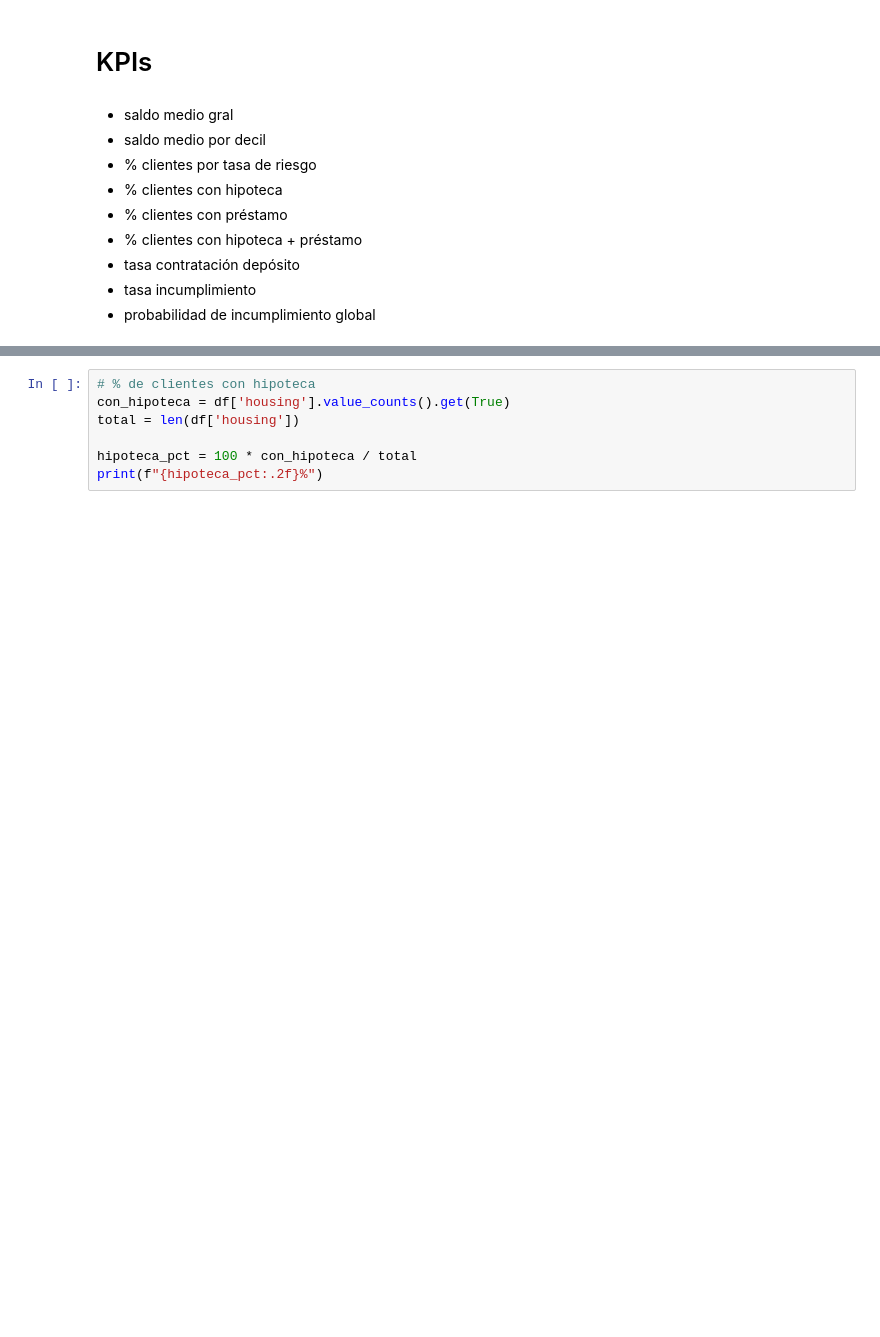
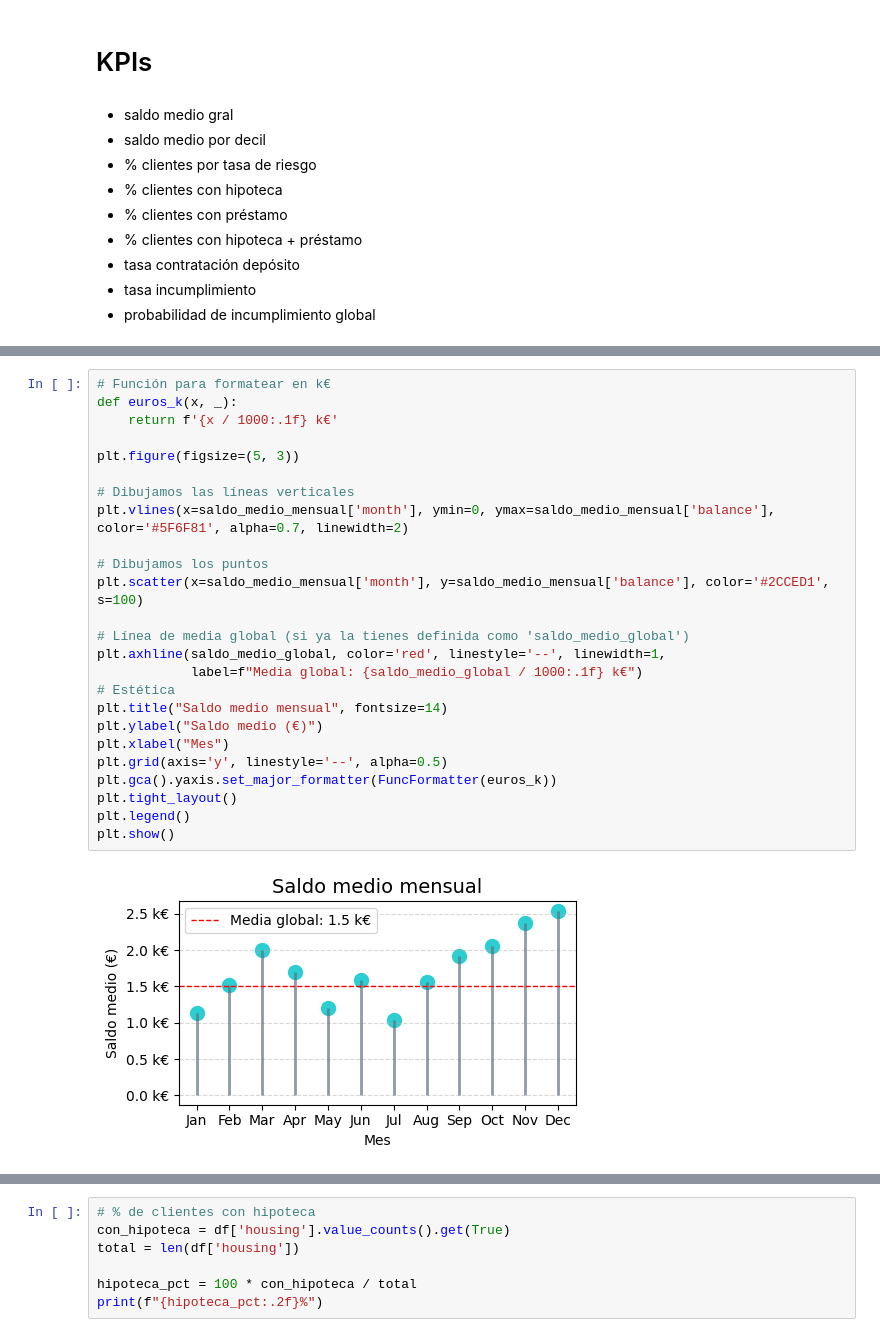
Before and after one commit to MarinaTorba/PersonalDataProrjects, a Jupyter notebook: Equip_9/Scripts/Analisis _Finanzas_250519.ipynb, the cells around one changed output, grey strips where cells are left out. Cells and saved outputs as stored; diff of their text form; blank space fills up the shorter version.

```diff
--- a/Equip_9/Scripts/Analisis _Finanzas_250519.ipynb
+++ b/Equip_9/Scripts/Analisis _Finanzas_250519.ipynb
@@ -510,2 +535,29 @@ Ya que el impacto de tener una hipoteca adicional no reduce el saldo:
+# %%
+# Función para formatear en k€
+def euros_k(x, _):
+    return f'{x / 1000:.1f} k€'
+
+plt.figure(figsize=(5, 3))
+
+# Dibujamos las líneas verticales
+plt.vlines(x=saldo_medio_mensual['month'], ymin=0, ymax=saldo_medio_mensual['balance'], color='#5F6F81', alpha=0.7, linewidth=2)
+
+# Dibujamos los puntos
+plt.scatter(x=saldo_medio_mensual['month'], y=saldo_medio_mensual['balance'], color='#2CCED1', s=100)
+
+# Línea de media global (si ya la tienes definida como 'saldo_medio_global')
+plt.axhline(saldo_medio_global, color='red', linestyle='--', linewidth=1,
+            label=f"Media global: {saldo_medio_global / 1000:.1f} k€")
+# Estética
+plt.title("Saldo medio mensual", fontsize=14)
+plt.ylabel("Saldo medio (€)")
+plt.xlabel("Mes")
+plt.grid(axis='y', linestyle='--', alpha=0.5)
+plt.gca().yaxis.set_major_formatter(FuncFormatter(euros_k))
+plt.tight_layout()
+plt.legend()
+plt.show()
+# %% [output]
+[figure, added]
 # %%
 # Saldo medio general
```
Also changed, not shown: parts of 5 cells of this notebook.
